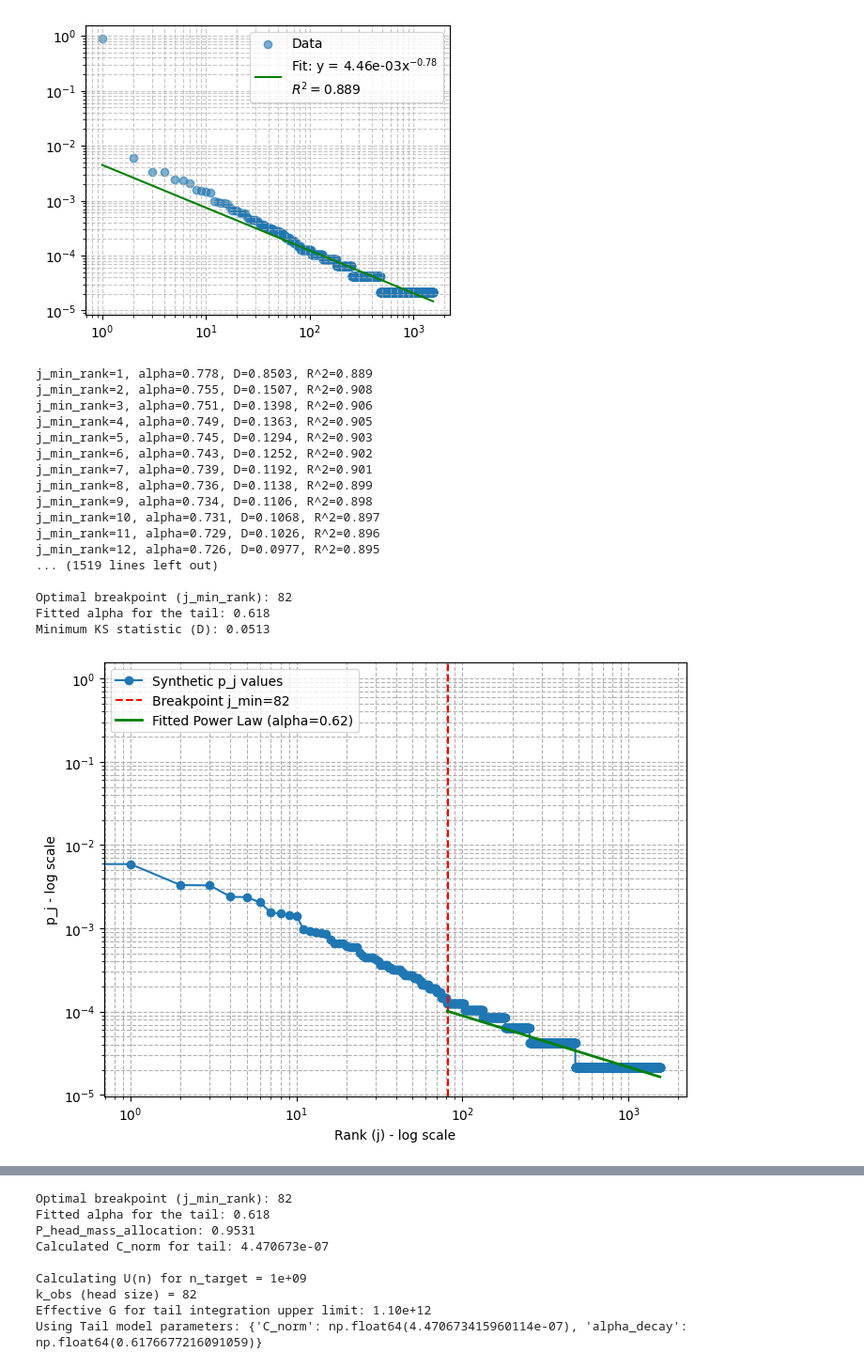
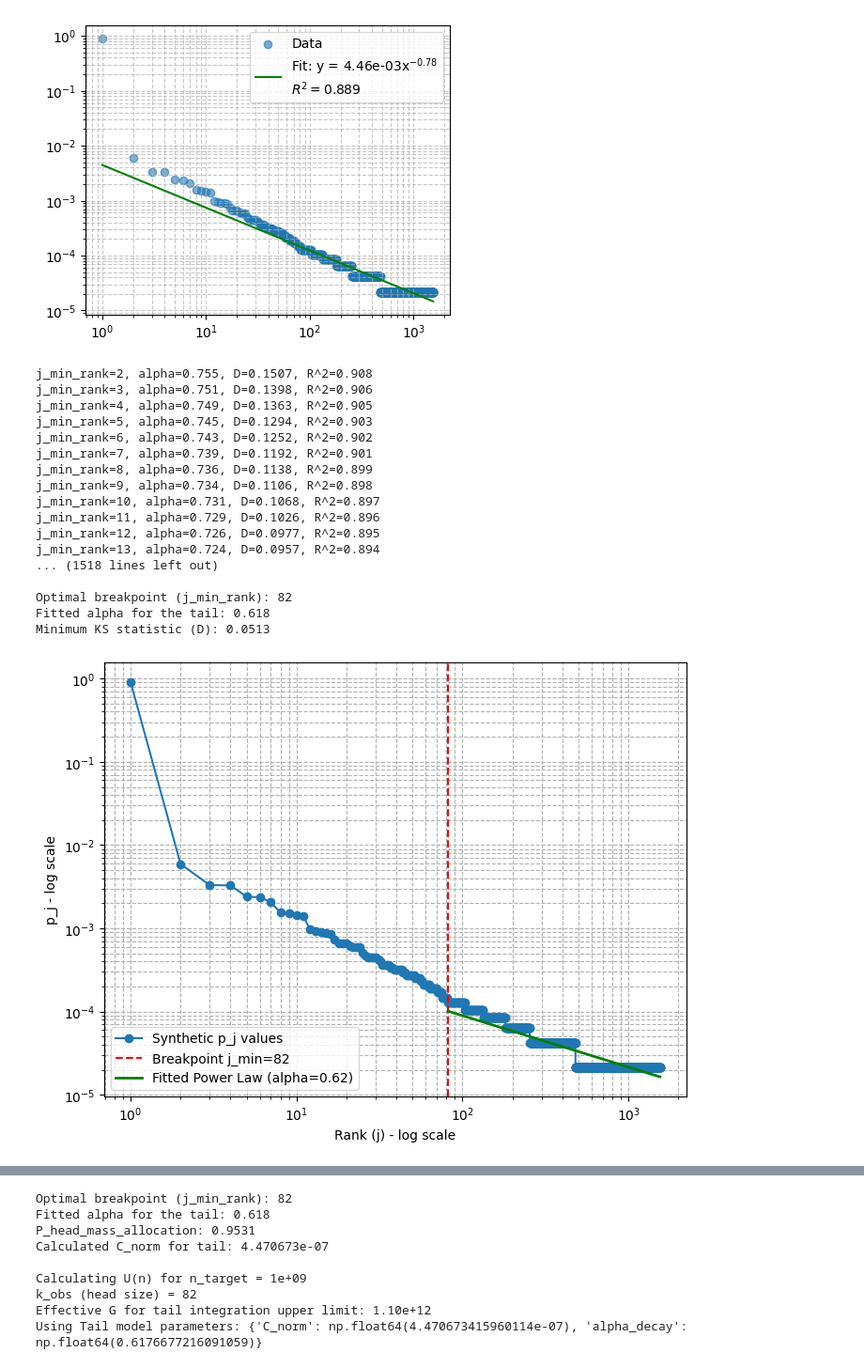
Before and after one commit to dbikard/dgrec, a Jupyter notebook: nbs/API/03_analysis.ipynb, the cells around one changed output, grey strips where cells are left out. Shown at 94% size. Drawn from its saved outputs; the diff is of its cells as text; code cells hidden in the pictures.

Commit message:
library_size_estimation update

```diff
--- a/nbs/API/03_analysis.ipynb
+++ b/nbs/API/03_analysis.ipynb
@@ -138,7 +138,7 @@ a, b = _fit_linear_on_log_data(range(1,len(pj_hat)+1), pj_hat, show_plot=True)
 def find_power_law_breakpoint_KS(
     p_j_values: np.ndarray,
     min_tail_size: int = 30,
-    alpha_threshold: float = 0.5, # New parameter for minimum alpha
+    alpha_threshold: float = 0.5,
     verbose: bool = False
 ) -> tuple:
     """
@@ -195,7 +195,7 @@ def find_power_law_breakpoint_KS(
     best_j_min_rank = None
     best_alpha = None
 
-    for j_min_idx in range(N_obs - min_tail_size + 1):
+    for j_min_idx in range(1, N_obs - min_tail_size + 1):
         current_j_min_rank = all_ranks[j_min_idx]
 
         tail_ranks = all_ranks[j_min_idx:]
@@ -258,7 +258,7 @@ def find_power_law_breakpoint_KS(
 
     return best_j_min_rank, best_alpha, min_D_statistic
 # %%
-ranks=np.arange(len(pj_hat))
+ranks=np.arange(1,len(pj_hat)+1)
 pj_hat=np.array(pj_hat)
 best_j_min, best_alpha, min_D = find_power_law_breakpoint_KS(pj_hat, min_tail_size=20, alpha_threshold=0.5, verbose=True)
 plt.figure(figsize=(8, 6))
@@ -275,33 +275,33 @@ print(f"Minimum KS statistic (D): {min_D:.4f}")
 plt.axvline(best_j_min, color='r', linestyle='--', label=f'Breakpoint j_min={best_j_min}')
 log_ranks_tail = np.log(ranks[best_j_min-1:])
 
 # Re-fit to the chosen tail to get intercept for plotting the line
 if len(log_ranks_tail) >=2 :
     log_p_j_tail = np.log(pj_hat[best_j_min-1:])
     slope_final, intercept_final, _, _, _ = linregress(log_ranks_tail, log_p_j_tail)
     alpha_final = -slope_final
     C_final = np.exp(intercept_final)
 
     fitted_line = C_final * (ranks[best_j_min-1:]**(-alpha_final))
     plt.loglog(ranks[best_j_min-1:], fitted_line, 'g-', linewidth=2, label=f'Fitted Power Law (alpha={alpha_final:.2f})')
 plt.legend()
 plt.show()
 # %% [output]
-j_min_rank=1, alpha=0.778, D=0.8503, R^2=0.889
 j_min_rank=2, alpha=0.755, D=0.1507, R^2=0.908
 j_min_rank=3, alpha=0.751, D=0.1398, R^2=0.906
 j_min_rank=4, alpha=0.749, D=0.1363, R^2=0.905
 j_min_rank=5, alpha=0.745, D=0.1294, R^2=0.903
 j_min_rank=6, alpha=0.743, D=0.1252, R^2=0.902
 j_min_rank=7, alpha=0.739, D=0.1192, R^2=0.901
 j_min_rank=8, alpha=0.736, D=0.1138, R^2=0.899
 j_min_rank=9, alpha=0.734, D=0.1106, R^2=0.898
 j_min_rank=10, alpha=0.731, D=0.1068, R^2=0.897
 j_min_rank=11, alpha=0.729, D=0.1026, R^2=0.896
 j_min_rank=12, alpha=0.726, D=0.0977, R^2=0.895
-... (1519 lines left out)
+j_min_rank=13, alpha=0.724, D=0.0957, R^2=0.894
+... (1518 lines left out)
 
 Optimal breakpoint (j_min_rank): 82
 Fitted alpha for the tail: 0.618
 Minimum KS statistic (D): 0.0513
-[figure, old version]
+[figure, new version]
```
Also changed, not shown: parts of 5 cells of this notebook, 11 other files.
